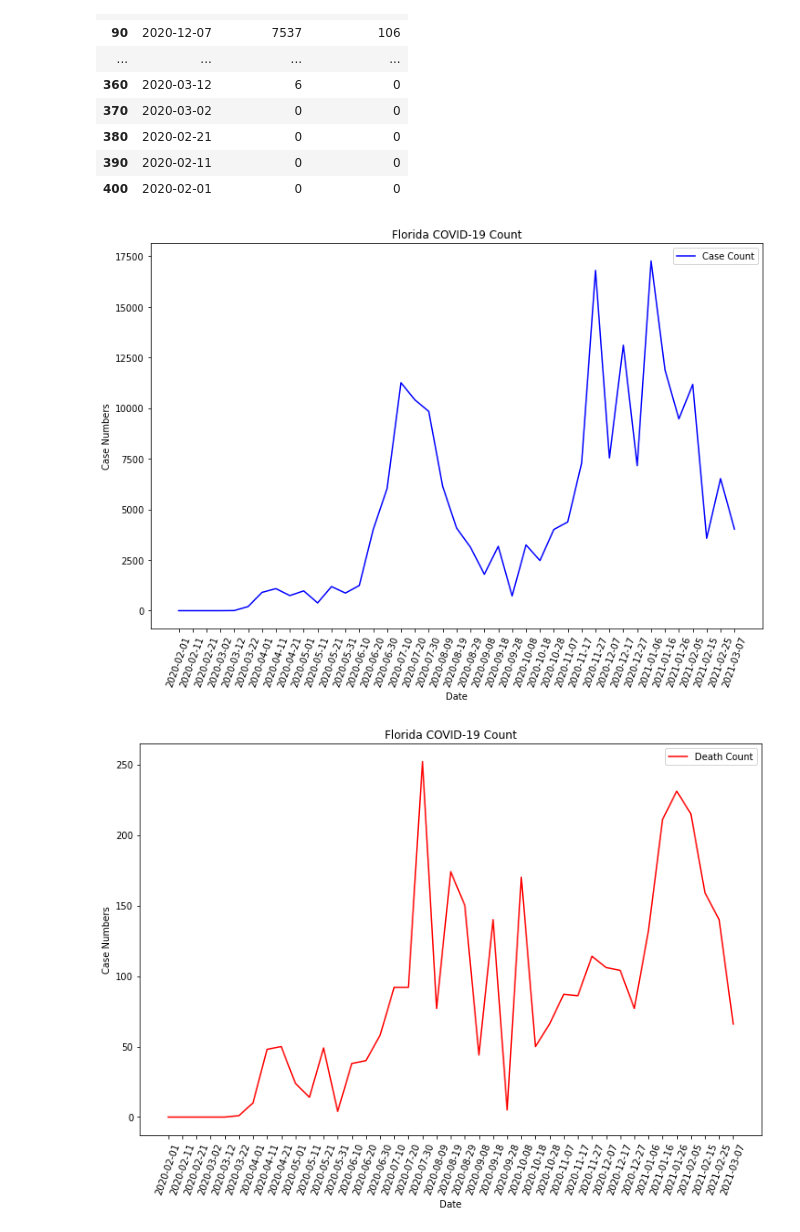
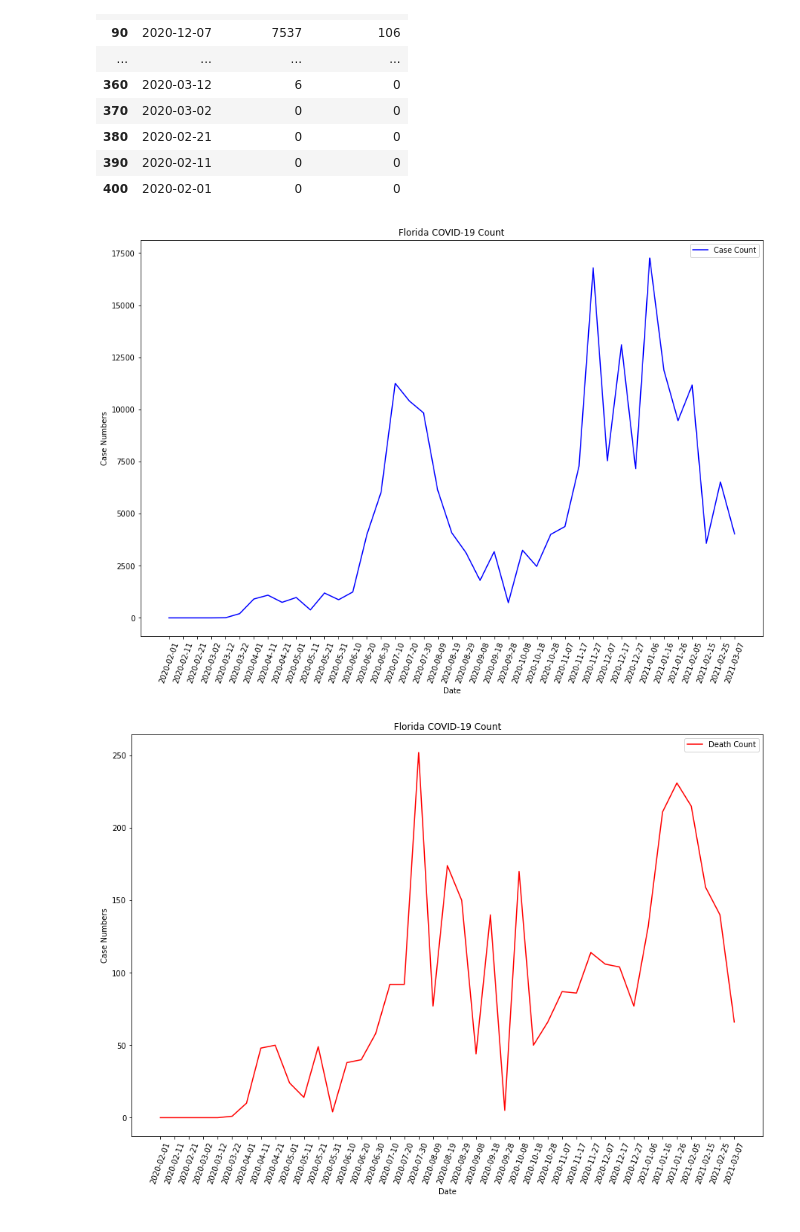
Before and after one commit to lguloy/Covid-Health-Trends, a Jupyter notebook: Florida.ipynb, the cells around one changed output. Cells and saved outputs as stored; diff of their text form; code cells hidden in the pictures.

```diff
--- a/Florida.ipynb
+++ b/Florida.ipynb
@@ -157,18 +157,18 @@ See the caveats in the documentation: https://pandas.pydata.org/pandas-docs/stab
 | 390 | 2020-02-11 | 0 | 0 |
 | 400 | 2020-02-01 | 0 | 0 |
 # %%
-plt.figure(figsize=(12,7.75))
+plt.figure(figsize=(15,9.80))
 Case_count = plt.plot(clean_df['Date'], clean_df.loc[:, 'Case Count'], color="blue", label="Case Count")
 plt.legend()
 plt.title("Florida COVID-19 Count")
 plt.xlabel("Date")
 plt.ylabel("Case Numbers")
 plt.xticks(list(clean_df['Date'].values),rotation=70)
 plt.savefig("Florida_Case_Count.png")
 # %% [output]
-[figure, old version]
+[figure, new version]
 # %%
-plt.figure(figsize=(12,7.75))
+plt.figure(figsize=(15,9.80))
 Death_count = plt.plot(clean_df['Date'], clean_df.loc[:, 'Death Count'], color="red", label="Death Count")
 plt.legend()
 plt.title("Florida COVID-19 Count")
@@ -177,4 +177,4 @@ plt.ylabel("Case Numbers")
 plt.xticks(list(clean_df['Date'].values),rotation=70)
 plt.savefig("Florida_Death_Count.png")
 # %% [output]
-[figure, old version]
+[figure, new version]
```
Also changed, not shown: 2 other files.
